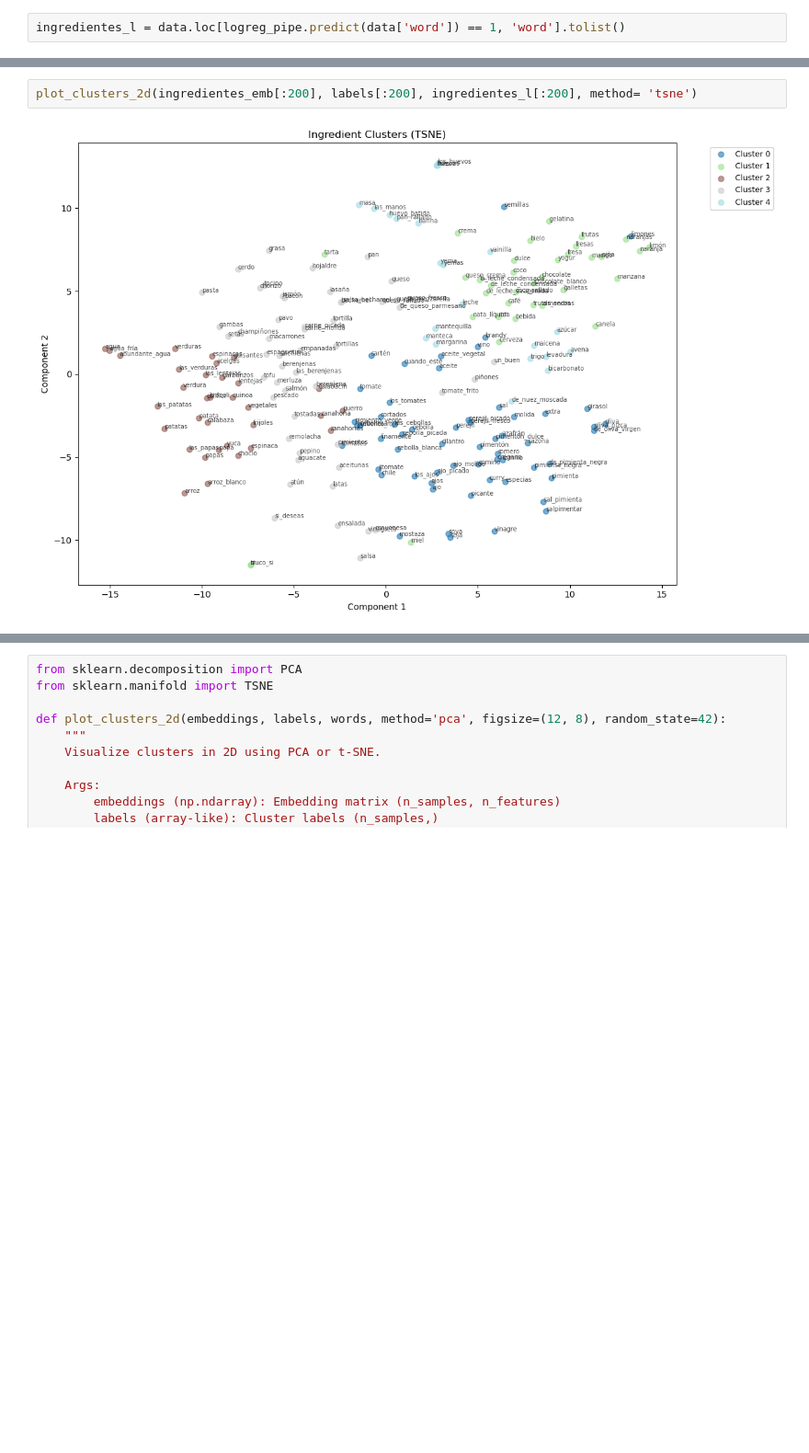
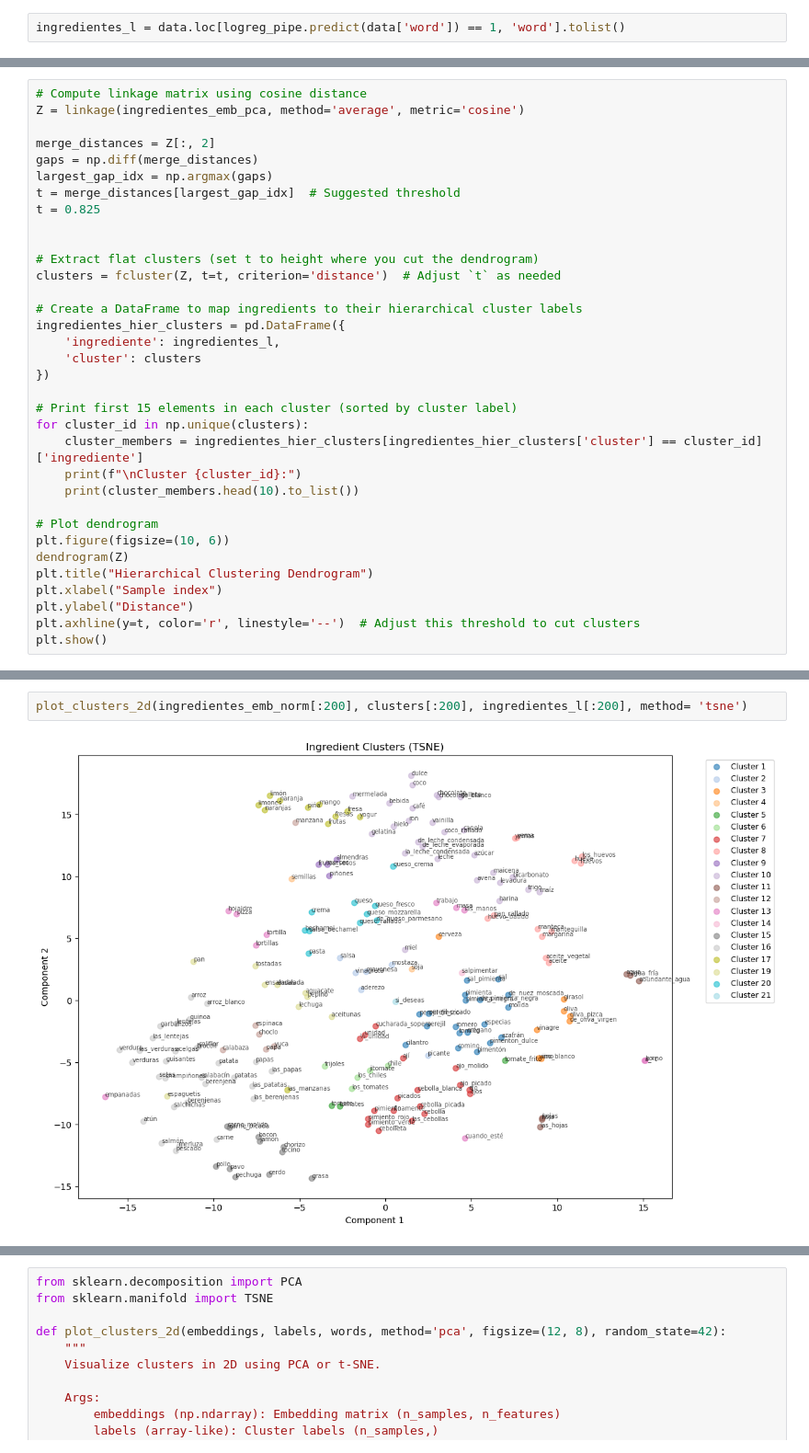
Before and after one commit to garimasc/RecipesInSpanish, a Jupyter notebook: ingredients.ipynb, the cells around one changed output, grey strips where cells are left out. Shown at 92% size. Drawn from its saved outputs; the diff is of its cells as text; blank space fills up the shorter version.

Commit message:
clean code. add heirarchical clustering. get embeddings for sentences like harina de trigo

```diff
--- a/ingredients.ipynb
+++ b/ingredients.ipynb
@@ -259,0 +259,34 @@ Cluster 4:
+# %%
+# Compute linkage matrix using cosine distance
+Z = linkage(ingredientes_emb_pca, method='average', metric='cosine')
+
+merge_distances = Z[:, 2]
+gaps = np.diff(merge_distances)
+largest_gap_idx = np.argmax(gaps)
+t = merge_distances[largest_gap_idx]  # Suggested threshold
+t = 0.825
+
+
+# Extract flat clusters (set t to height where you cut the dendrogram)
+clusters = fcluster(Z, t=t, criterion='distance')  # Adjust `t` as needed
+
+# Create a DataFrame to map ingredients to their hierarchical cluster labels
+ingredientes_hier_clusters = pd.DataFrame({
+    'ingrediente': ingredientes_l,
+    'cluster': clusters
+})
+
+# Print first 15 elements in each cluster (sorted by cluster label)
+for cluster_id in np.unique(clusters):
+    cluster_members = ingredientes_hier_clusters[ingredientes_hier_clusters['cluster'] == cluster_id]['ingrediente']
+    print(f"\nCluster {cluster_id}:")
+    print(cluster_members.head(10).to_list())
+
+# Plot dendrogram
+plt.figure(figsize=(10, 6))
+dendrogram(Z)
+plt.title("Hierarchical Clustering Dendrogram")
+plt.xlabel("Sample index")
+plt.ylabel("Distance")
+plt.axhline(y=t, color='r', linestyle='--')  # Adjust this threshold to cut clusters
+plt.show()
@@ -260,6 +312,6 @@ Cluster 4:
 # %%
-plot_clusters_2d(ingredientes_emb[:200], labels[:200], ingredientes_l[:200], method= 'tsne')
+plot_clusters_2d(ingredientes_emb_norm[:200], clusters[:200], ingredientes_l[:200], method= 'tsne')
 # %% [output]
-[figure, old version]
+[figure, new version]
 # %%
 inertia = []
```
Also changed, not shown: parts of 9 cells of this notebook.
